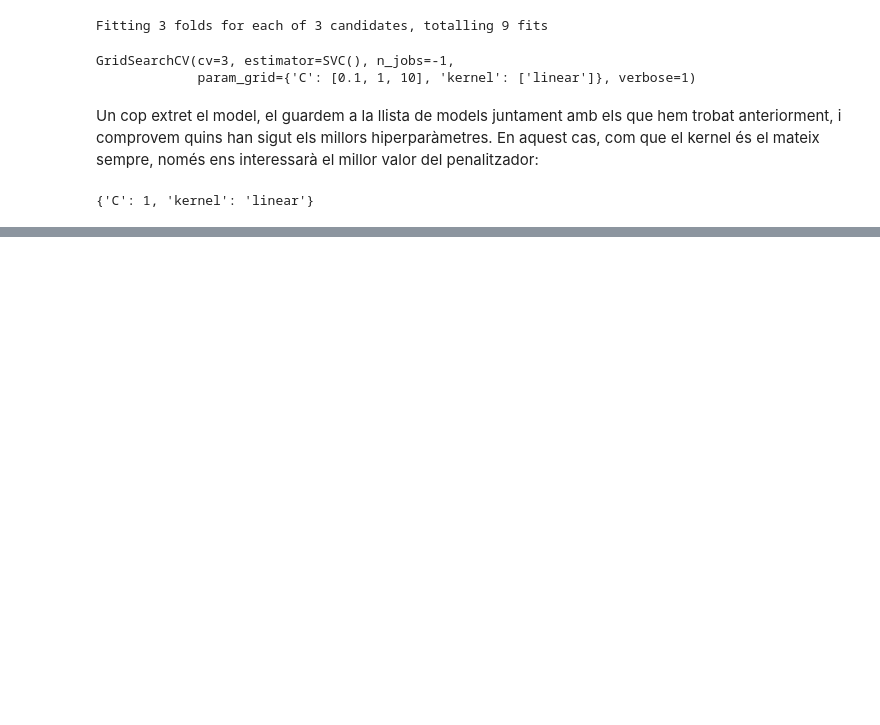
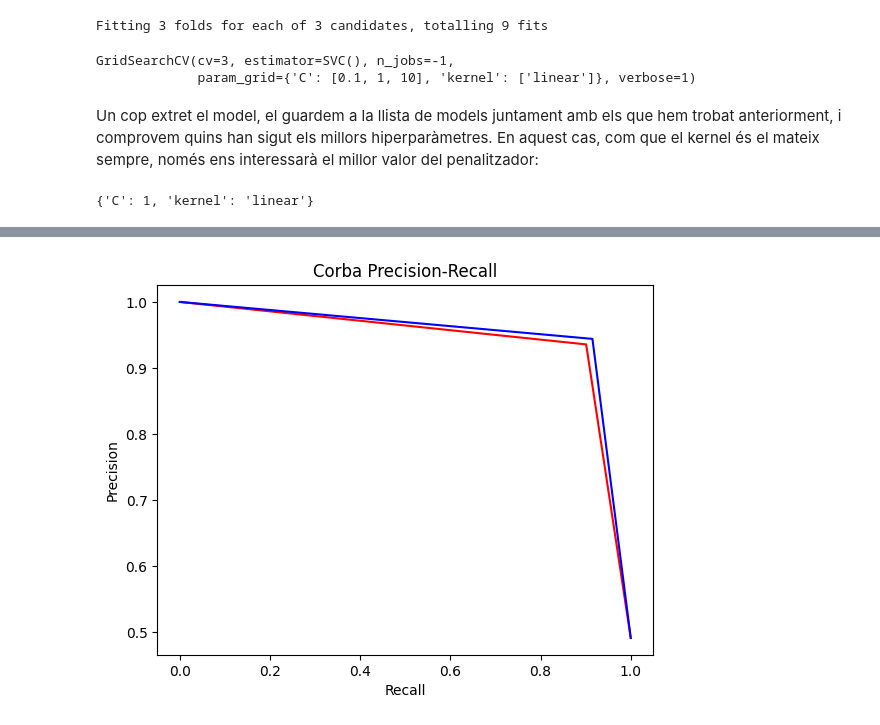
Before and after one commit to NIU1598103/casKaggle, a Jupyter notebook: Kaggle.ipynb, the cells around one changed output, grey strips where cells are left out. Drawn from its saved outputs; the diff is of its cells as text; code cells hidden in the pictures; blank space fills up the shorter version.

```diff
--- a/Kaggle.ipynb
+++ b/Kaggle.ipynb
@@ -382,0 +469,15 @@ modelGridSearch.best_params_
+# %%
+from sklearn.metrics import accuracy_score, precision_score, recall_score, mean_squared_error
+accuracy_PCA = []
+precision_PCA = []
+recall_PCA = []
+mse_PCA = []
+prediccions_PCA = []
+for i in range(len(models_PCA)):
+    prediccions = models[1][i].predict(list_X_test[1][i])
+    prediccions_PCA.append(prediccions)
+    accuracy_PCA.append(accuracy_score(list_y_test[1], prediccions))
+    precision_PCA.append(precision_score(list_y_test[1], prediccions))
+    recall_PCA.append(recall_score(list_y_test[1], prediccions))
+    mse_PCA.append(mean_squared_error(list_y_test[1], prediccions))
+    print('PCA: num_components=' + str(i+2) + ' Accuracy: ' + str(accuracy_PCA[i]) + ' Precision: ' + str(precision_PCA[i]) + ' Recall: ' + str(recall_PCA[i]))
@@ -382,0 +512,11 @@ modelGridSearch.best_params_
+# %%
+precision, recall, _ = precision_recall_curve(list_y_test[1], prediccions_PCA[0])
+plt.plot(recall, precision, color='red')
+precision, recall, _ = precision_recall_curve(list_y_test[1], prediccions_PCA[-1])
+plt.plot(recall, precision, color='blue')
+plt.title('Corba Precision-Recall')
+plt.ylabel('Precision')
+plt.xlabel('Recall')
+plt.show()
+# %% [output]
+[figure, added]
```
Also changed, not shown: parts of 29 cells of this notebook.
